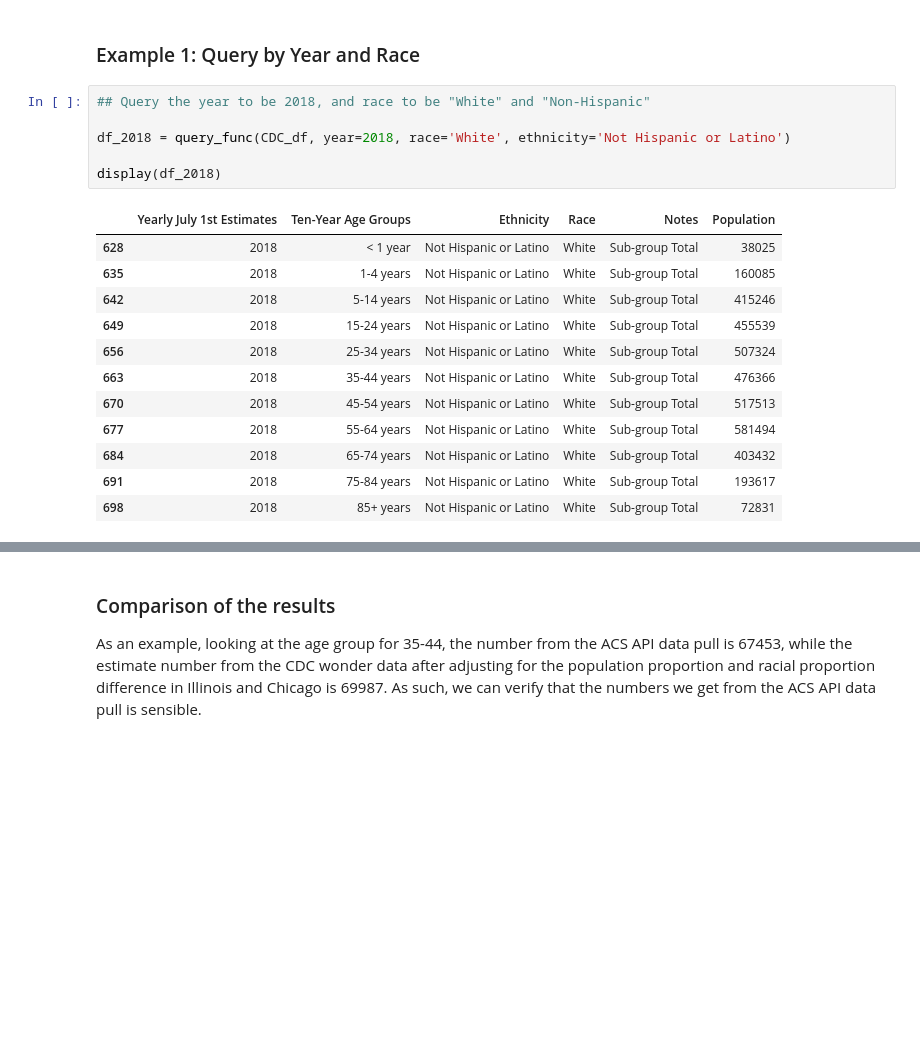
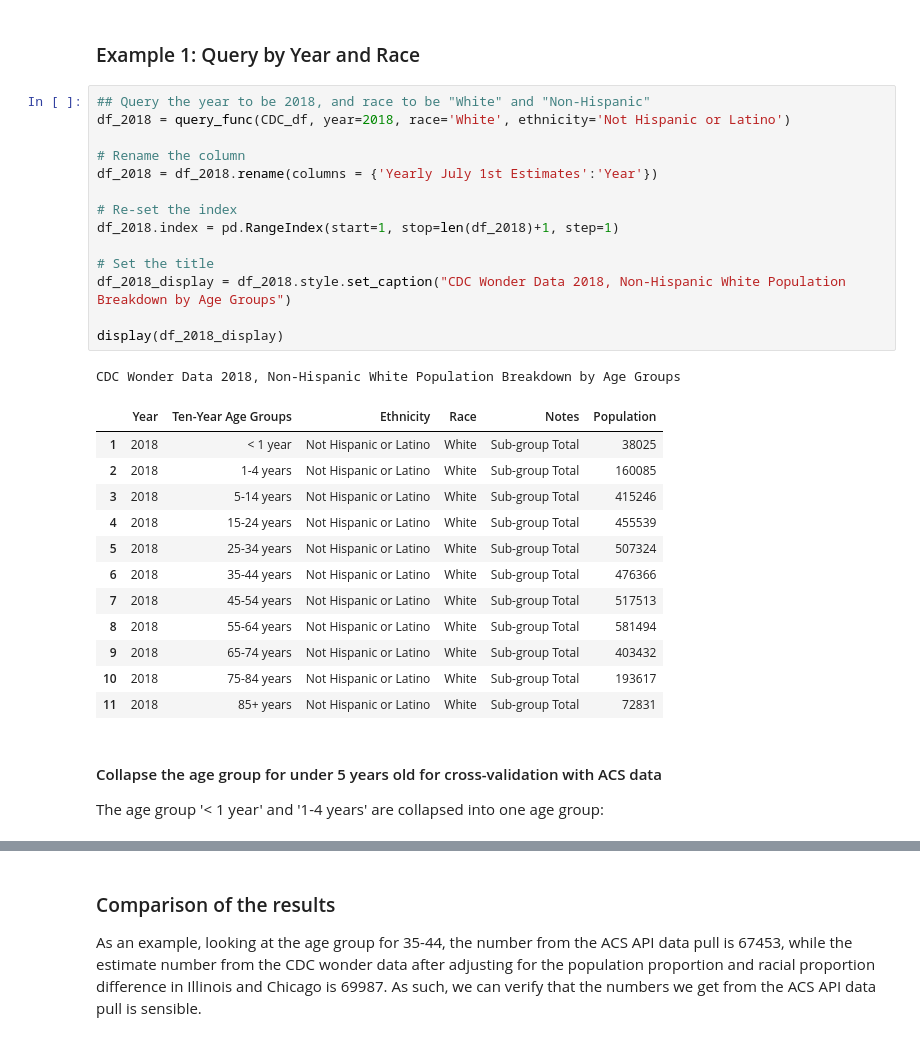
Before and after one commit to kwaiman/API_ACS_data_request, a Jupyter notebook: data_cross_validation_CDC_wonder.ipynb, the cells around one changed output, grey strips where cells are left out. Cells and saved outputs as stored; diff of their text form; blank space fills up the shorter version.

```diff
--- a/data_cross_validation_CDC_wonder.ipynb
+++ b/data_cross_validation_CDC_wonder.ipynb
@@ -189,20 +199,33 @@ Below shows an example of using the query function *query_func* defined above to
 ### Example 1: Query by Year and Race
 # %%
 ## Query the year to be 2018, and race to be "White" and "Non-Hispanic"
-
 df_2018 = query_func(CDC_df, year=2018, race='White', ethnicity='Not Hispanic or Latino')
 
-display(df_2018)
+# Rename the column
+df_2018 = df_2018.rename(columns = {'Yearly July 1st Estimates':'Year'})
+
+# Re-set the index
+df_2018.index = pd.RangeIndex(start=1, stop=len(df_2018)+1, step=1)
+
+# Set the title
+df_2018_display = df_2018.style.set_caption("CDC Wonder Data 2018, Non-Hispanic White Population Breakdown by Age Groups")
+
+display(df_2018_display)
 # %% [output]
+CDC Wonder Data 2018, Non-Hispanic White Population Breakdown by Age Groups
-|  | Yearly July 1st Estimates | Ten-Year Age Groups | Ethnicity | Race | Notes | Population |
-| 628 | 2018 | < 1 year | Not Hispanic or Latino | White | Sub-group Total | 38025 |
-| 635 | 2018 | 1-4 years | Not Hispanic or Latino | White | Sub-group Total | 160085 |
-| 642 | 2018 | 5-14 years | Not Hispanic or Latino | White | Sub-group Total | 415246 |
-| 649 | 2018 | 15-24 years | Not Hispanic or Latino | White | Sub-group Total | 455539 |
-| 656 | 2018 | 25-34 years | Not Hispanic or Latino | White | Sub-group Total | 507324 |
-| 663 | 2018 | 35-44 years | Not Hispanic or Latino | White | Sub-group Total | 476366 |
-| 670 | 2018 | 45-54 years | Not Hispanic or Latino | White | Sub-group Total | 517513 |
-| 677 | 2018 | 55-64 years | Not Hispanic or Latino | White | Sub-group Total | 581494 |
-| 684 | 2018 | 65-74 years | Not Hispanic or Latino | White | Sub-group Total | 403432 |
-| 691 | 2018 | 75-84 years | Not Hispanic or Latino | White | Sub-group Total | 193617 |
-| 698 | 2018 | 85+ years | Not Hispanic or Latino | White | Sub-group Total | 72831 |
+|  | Year | Ten-Year Age Groups | Ethnicity | Race | Notes | Population |
+| 1 | 2018 | < 1 year | Not Hispanic or Latino | White | Sub-group Total | 38025 |
+| 2 | 2018 | 1-4 years | Not Hispanic or Latino | White | Sub-group Total | 160085 |
+| 3 | 2018 | 5-14 years | Not Hispanic or Latino | White | Sub-group Total | 415246 |
+| 4 | 2018 | 15-24 years | Not Hispanic or Latino | White | Sub-group Total | 455539 |
+| 5 | 2018 | 25-34 years | Not Hispanic or Latino | White | Sub-group Total | 507324 |
+| 6 | 2018 | 35-44 years | Not Hispanic or Latino | White | Sub-group Total | 476366 |
+| 7 | 2018 | 45-54 years | Not Hispanic or Latino | White | Sub-group Total | 517513 |
+| 8 | 2018 | 55-64 years | Not Hispanic or Latino | White | Sub-group Total | 581494 |
+| 9 | 2018 | 65-74 years | Not Hispanic or Latino | White | Sub-group Total | 403432 |
+| 10 | 2018 | 75-84 years | Not Hispanic or Latino | White | Sub-group Total | 193617 |
+| 11 | 2018 | 85+ years | Not Hispanic or Latino | White | Sub-group Total | 72831 |
+# %% [markdown]
+#### Collapse the age group for under 5 years old for cross-validation with ACS data
+
+The age group '< 1 year' and '1-4 years' are collapsed into one age group:
```
Also changed, not shown: parts of 13 cells of this notebook, 1 other file.
